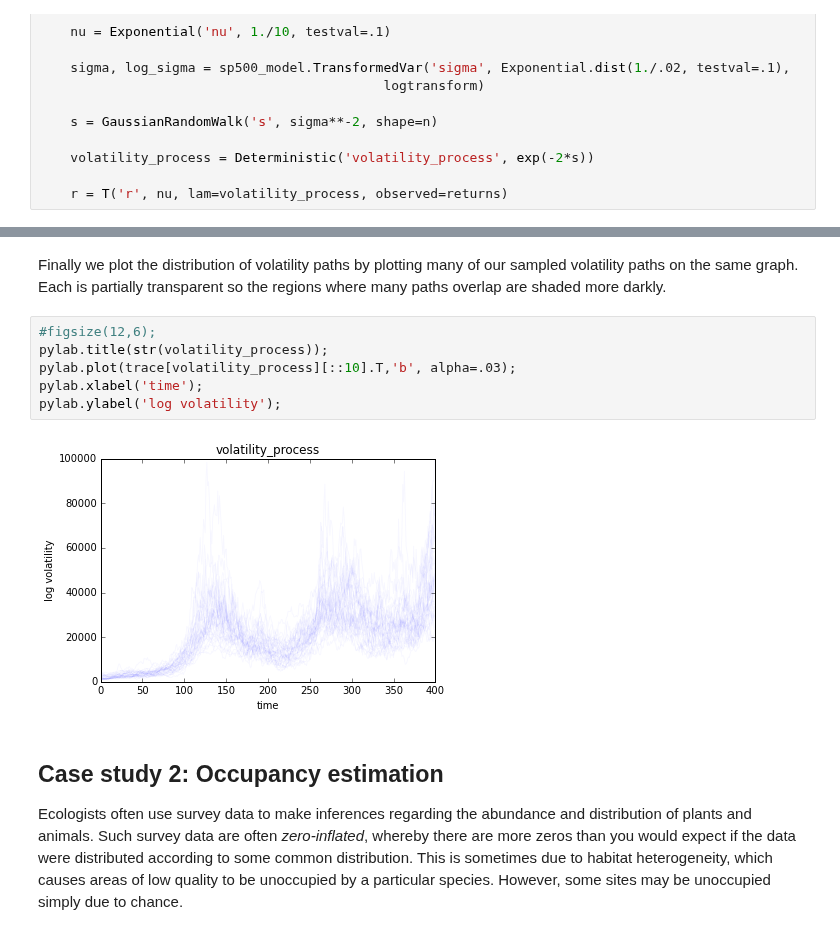
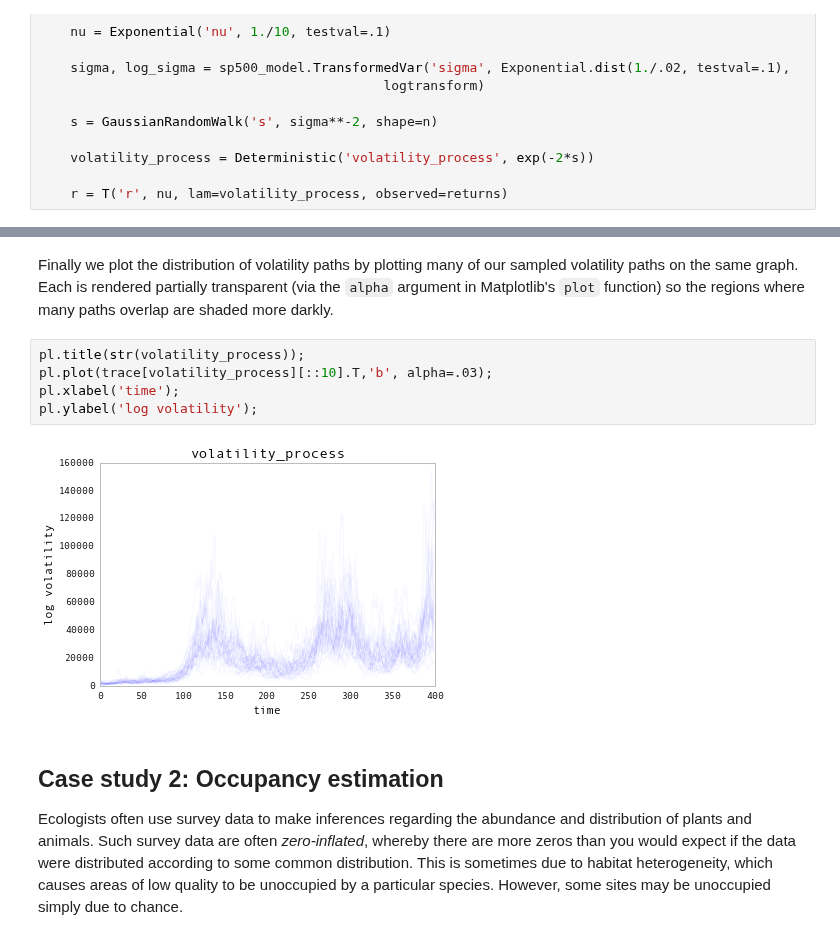
Before and after one commit to pymc-devs/uq_chapter, a Jupyter notebook: reference/UQ Handbook Chapter.ipynb, the cells around one changed output, grey strips where cells are left out. Cells and saved outputs as stored; diff of their text form.

```diff
--- a/reference/UQ Handbook Chapter.ipynb
+++ b/reference/UQ Handbook Chapter.ipynb
@@ -387,13 +364,12 @@ traceplot(trace, [nu, log_sigma]);
 # %% [markdown]
-Finally we plot the distribution of volatility paths by plotting many of our sampled volatility paths on the same graph. Each is partially transparent so the regions where many paths overlap are shaded more darkly.
+Finally we plot the distribution of volatility paths by plotting many of our sampled volatility paths on the same graph. Each is rendered partially transparent (via the `alpha` argument in Matplotlib's `plot` function) so the regions where many paths overlap are shaded more darkly.
 # %%
-#figsize(12,6);
-pylab.title(str(volatility_process));
-pylab.plot(trace[volatility_process][::10].T,'b', alpha=.03);
-pylab.xlabel('time');
-pylab.ylabel('log volatility');
+pl.title(str(volatility_process));
+pl.plot(trace[volatility_process][::10].T,'b', alpha=.03);
+pl.xlabel('time');
+pl.ylabel('log volatility');
 # %% [output]
-[figure, old version]
+[figure, new version]
 # %% [markdown]
 ## Case study 2: Occupancy estimation
 
```
Also changed, not shown: parts of 13 cells of this notebook.
